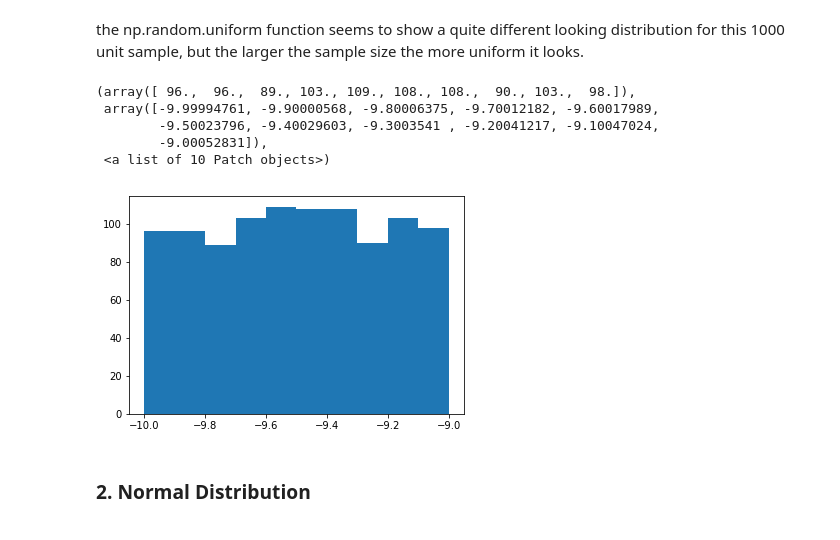
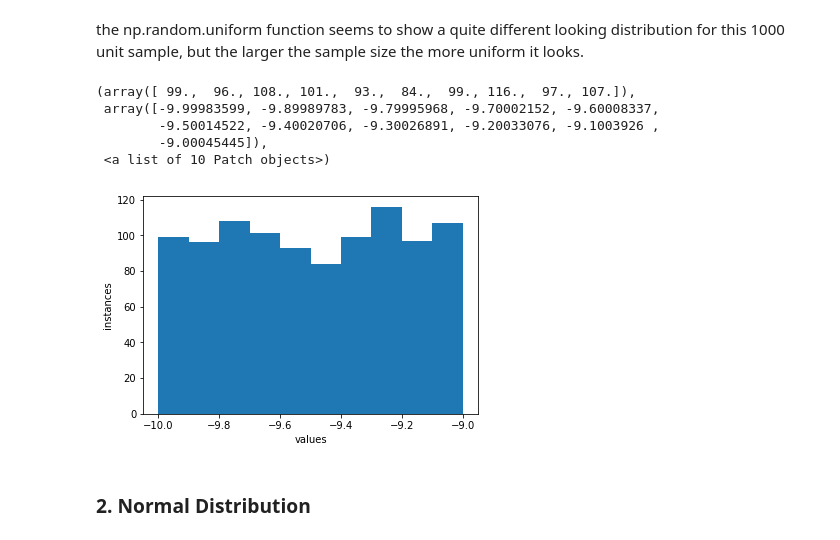
Before and after one commit to Aqua5lad/numpy-random-assignment, a Jupyter notebook: numpy-random.ipynb, the cells around one changed output. Drawn from its saved outputs; the diff is of its cells as text; code cells hidden in the pictures.

```diff
--- a/numpy-random.ipynb
+++ b/numpy-random.ipynb
@@ -117,14 +119,16 @@ s = np.random.uniform(-10,-9,1000)
 # %% [markdown]
 the np.random.uniform function seems to show a quite different looking distribution for this 1000 unit sample, but the larger the sample size the more uniform it looks.
 # %%
+plt.xlabel ('values')
+plt.ylabel ('instances')
 plt.hist(s)
 # %% [output]
-(array([ 96.,  96.,  89., 103., 109., 108., 108.,  90., 103.,  98.]),
- array([-9.99994761, -9.90000568, -9.80006375, -9.70012182, -9.60017989,
-        -9.50023796, -9.40029603, -9.3003541 , -9.20041217, -9.10047024,
-        -9.00052831]),
+(array([ 99.,  96., 108., 101.,  93.,  84.,  99., 116.,  97., 107.]),
+ array([-9.99983599, -9.89989783, -9.79995968, -9.70002152, -9.60008337,
+        -9.50014522, -9.40020706, -9.30026891, -9.20033076, -9.1003926 ,
+        -9.00045445]),
  <a list of 10 Patch objects>)
-[figure, old version]
+[figure, new version]
 # %% [markdown]
 ### 2. Normal Distribution
 # %% [markdown]
```
Also changed, not shown: parts of 19 cells of this notebook, 9 other files.
